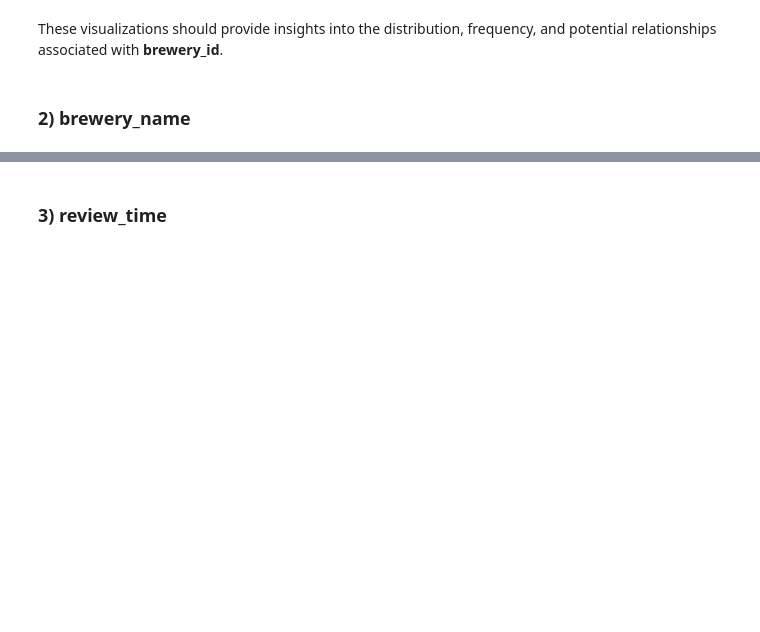
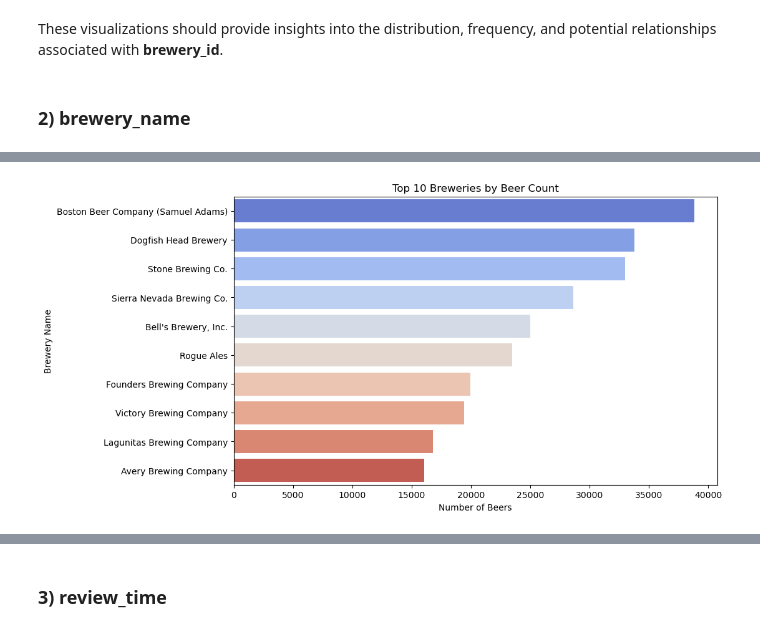
Before and after one commit to MEnesAkpinar/Beer_Advocate_Project, a Jupyter notebook: Beer_Advocate_Project.ipynb, the cells around one changed output, grey strips where cells are left out. Saved outputs shown, nothing was run; the diff lists cells and outputs as text; code cells hidden in the pictures; blank space fills up the shorter version.

Commit message:
Updated the notebook
The second column is “brewery_name”. The top 10 brewery names were found and it helped to understand which keywords are commonly found in brewery names.

```diff
--- a/Beer_Advocate_Project.ipynb
+++ b/Beer_Advocate_Project.ipynb
@@ -318,0 +334,11 @@ These visualizations should provide insights into the distribution, frequency, a
+# %%
+top_breweries = df_review.brewery_name.value_counts().head(10)
+
+plt.figure(figsize=(10, 6))
+sns.barplot(x=top_breweries.values, y=top_breweries.index, palette='coolwarm')
+plt.title("Top 10 Breweries by Beer Count")
+plt.xlabel("Number of Beers")
+plt.ylabel("Brewery Name")
+plt.show()
+# %% [output]
+[figure, added]
```
Also changed, not shown: parts of 6 cells of this notebook.
